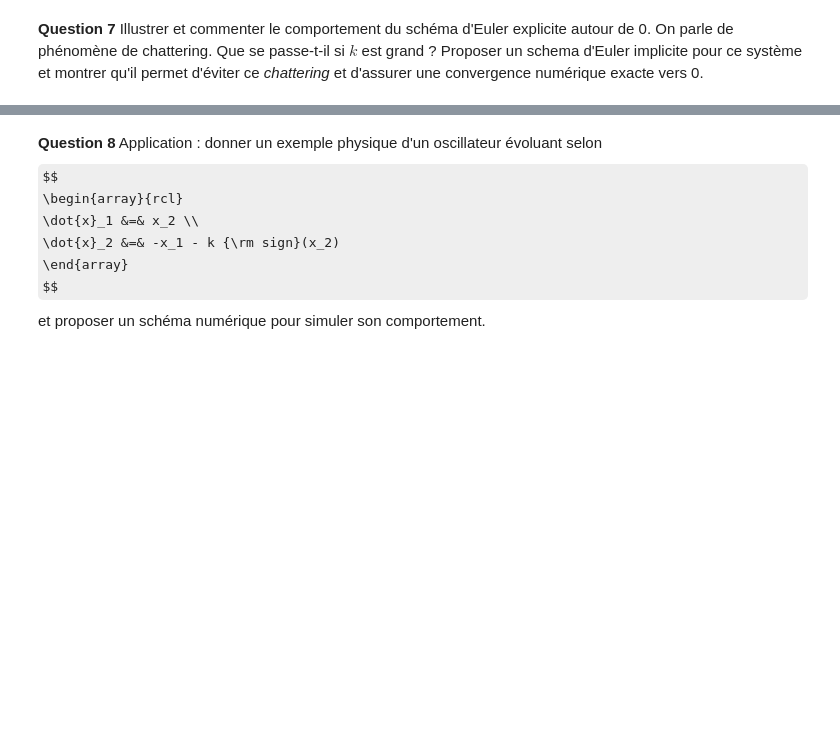
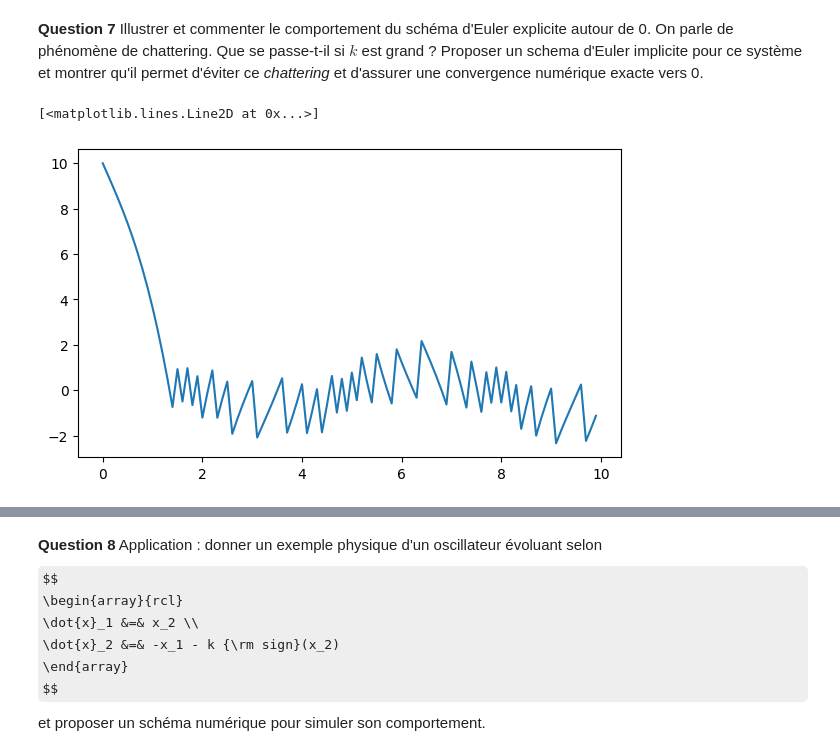
Before and after one commit to anaiscorbiere03/projet-equa-diff, a Jupyter notebook: Projet - Equations Différentielles - 2025 (2).ipynb, the cells around one changed output, grey strips where cells are left out. Saved outputs shown, nothing was run; the diff lists cells and outputs as text; code cells hidden in the pictures; some formulas as TeX source; blank space fills up the shorter version.

```diff
--- a/Projet - Equations Différentielles - 2025 (2).ipynb
+++ b/Projet - Equations Différentielles - 2025 (2).ipynb
@@ -201,5 +201,20 @@ Ce genre de phénomène est utilisé en commande ou estimation par *mode-glissan
 **Question 6** Illustrer numériquement la convergence en temps finie globale et la robustesse aux perturbations de (4) à l'aide du schéma numérique de votre choix.
 # %% [markdown]
 **Réponse:**
+# %%
+delta_m=10
+k=15
+def newsign(x):
+    if x!=0:
+        return np.sign(x)
+    else:
+        return 0
+
+
+def delta(t):
+    return delta_m*np.cos(t)
+
+def f3(x,t):
+    return -k*newsign(x)+delta(t)
 # %% [markdown]
 **Question 7** Illustrer et commenter le comportement du schéma d'Euler explicite autour de 0. On parle de phénomène de chattering. Que se passe-t-il si $k$ est grand ? Proposer un schema d'Euler implicite pour ce système et montrer qu'il permet d'éviter ce *chattering* et d'assurer une convergence numérique exacte vers 0.
@@ -209,0 +221,6 @@ def euler_implicit_sliding(x0,t0,tf,dt):
+# %%
+Xe,Ye=euler_explicit(f3,10,0,10,1/10)
+plt.plot(Xe,Ye)
+# %% [output]
+[<matplotlib.lines.Line2D at 0x...>]
+[figure, added]
```
Also changed, not shown: parts of 4 cells of this notebook.
